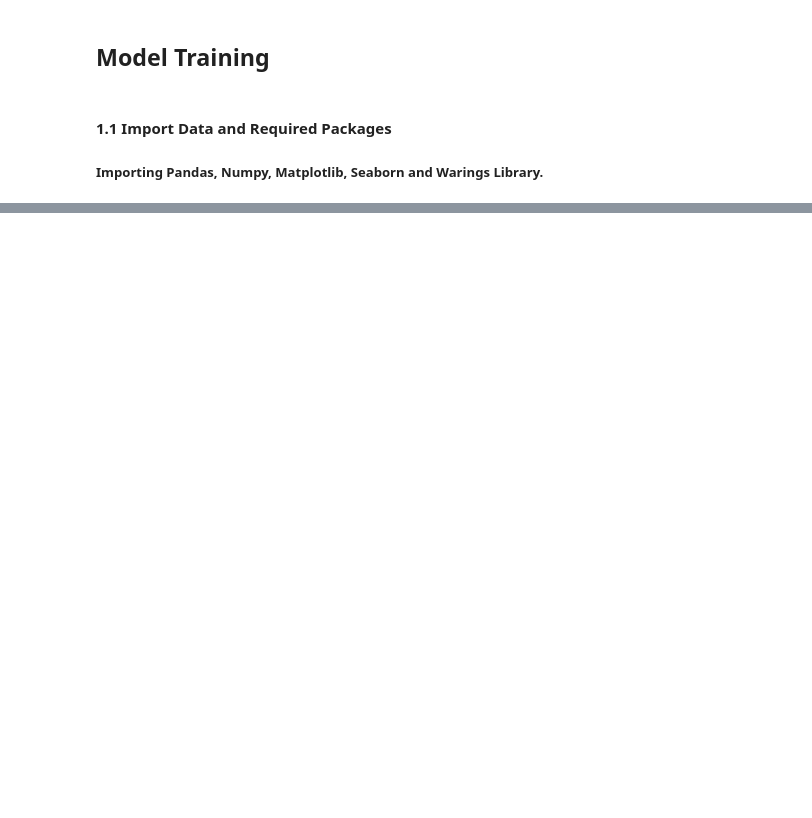
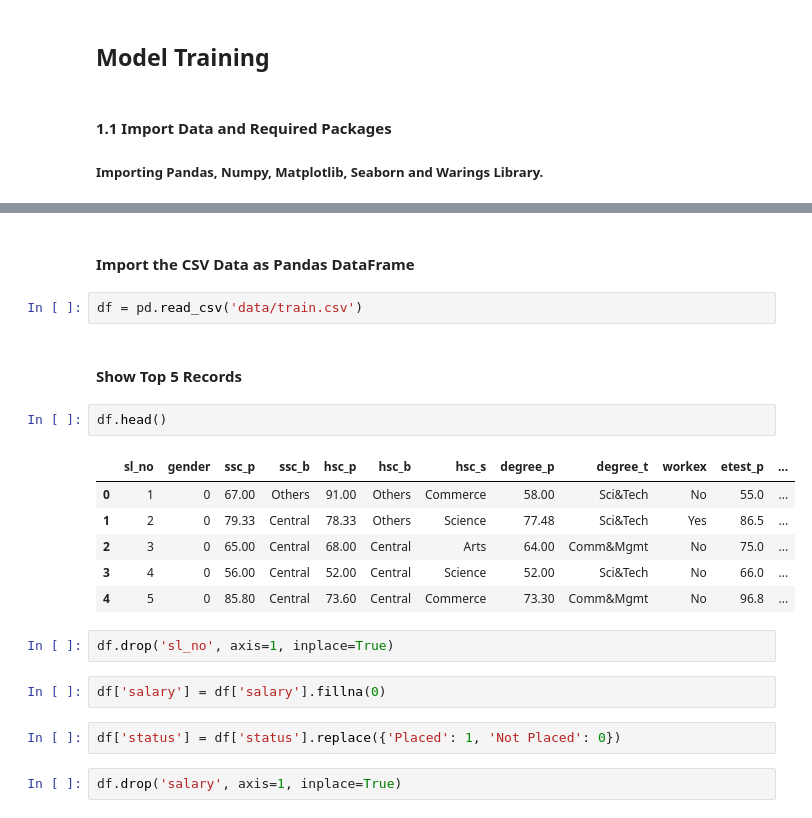
Before and after one commit to Aravind-SL/Campus_placement_prediction, a Jupyter notebook: Notebooks/Model_training.ipynb, the cells around one changed output, grey strips where cells are left out. Drawn from its saved outputs; the diff is of its cells as text; blank space fills up the shorter version.

```diff
--- a/Notebooks/Model_training.ipynb
+++ b/Notebooks/Model_training.ipynb
@@ -38,0 +25,23 @@ ModuleNotFoundError: No module named 'sklearn'
+# %% [markdown]
+#### Import the CSV Data as Pandas DataFrame
+# %%
+df = pd.read_csv('data/train.csv')
+# %% [markdown]
+#### Show Top 5 Records
+# %%
+df.head()
+# %% [output]
+|  | sl_no | gender | ssc_p | ssc_b | hsc_p | hsc_b | hsc_s | degree_p | degree_t | workex | etest_p | ... |
+| 0 | 1 | 0 | 67.00 | Others | 91.00 | Others | Commerce | 58.00 | Sci&Tech | No | 55.0 | ... |
+| 1 | 2 | 0 | 79.33 | Central | 78.33 | Others | Science | 77.48 | Sci&Tech | Yes | 86.5 | ... |
+| 2 | 3 | 0 | 65.00 | Central | 68.00 | Central | Arts | 64.00 | Comm&Mgmt | No | 75.0 | ... |
+| 3 | 4 | 0 | 56.00 | Central | 52.00 | Central | Science | 52.00 | Sci&Tech | No | 66.0 | ... |
+| 4 | 5 | 0 | 85.80 | Central | 73.60 | Central | Commerce | 73.30 | Comm&Mgmt | No | 96.8 | ... |
+# %%
+df.drop('sl_no', axis=1, inplace=True)
+# %%
+df['salary'] = df['salary'].fillna(0)
+# %%
+df['status'] = df['status'].replace({'Placed': 1, 'Not Placed': 0})
+# %%
+df.drop('salary', axis=1, inplace=True)
```
Also changed, not shown: parts of 19 cells of this notebook, 4 other files.
